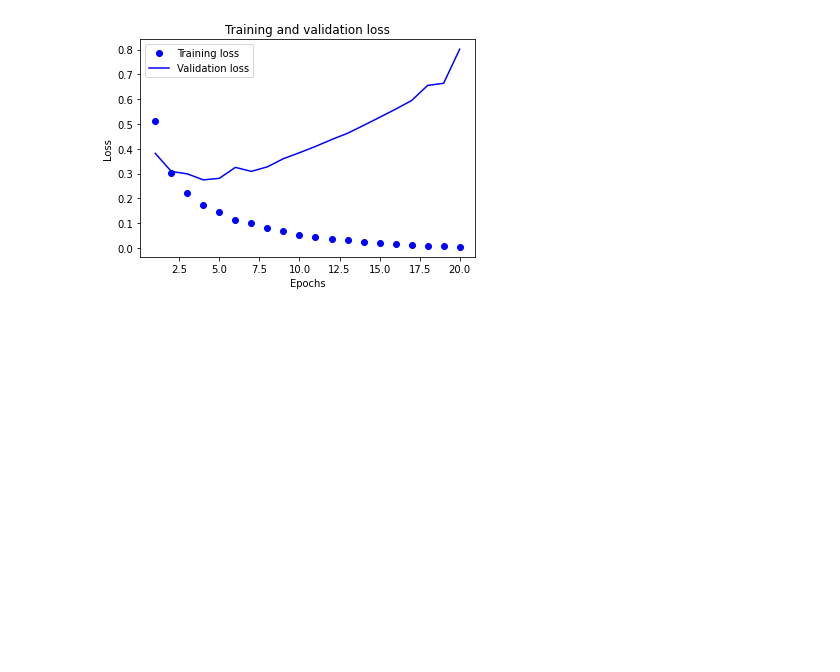
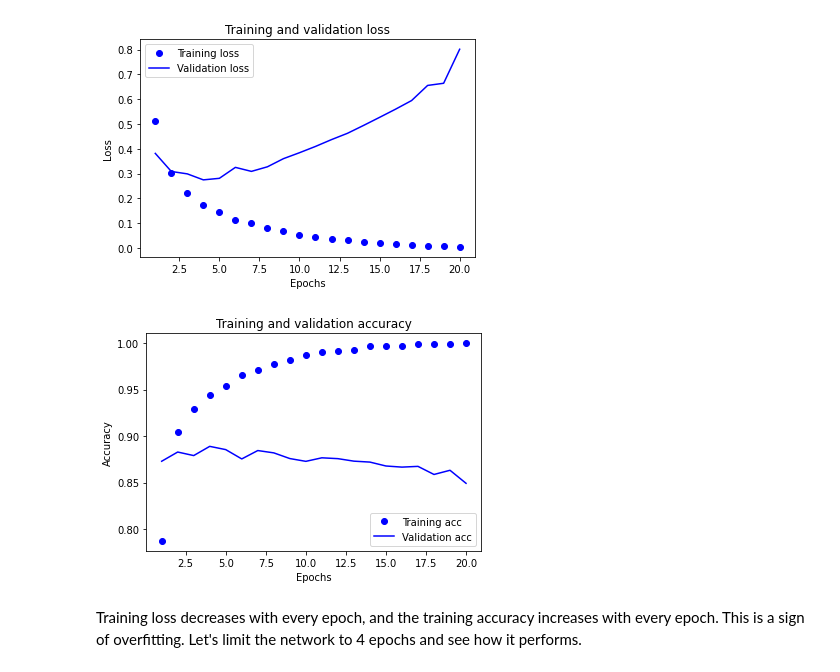
Before and after one commit to abernauer/Deep-Learning-with-Python, a Jupyter notebook: Chapter3_Getting_started_with_neural_networks.ipynb, the cells around one changed output. Drawn from its saved outputs; the diff is of its cells as text; code cells hidden in the pictures; blank space fills up the shorter version.

```diff
--- a/Chapter3_Getting_started_with_neural_networks.ipynb
+++ b/Chapter3_Getting_started_with_neural_networks.ipynb
@@ -322,3 +322,20 @@ plt.legend()
 plt.show()
 # %% [output]
 [figure]
+# %%
+plt.clf()
+acc = history_dict['acc']
+val_acc = history_dict['val_acc']
+
+plt.plot(epochs, acc, 'bo', label='Training acc')
+plt.plot(epochs, val_acc, 'b', label='Validation acc')
+plt.title('Training and validation accuracy')
+plt.xlabel('Epochs')
+plt.ylabel('Accuracy')
+plt.legend()
+
+plt.show()
+# %% [output]
+[figure, added]
+# %% [markdown]
+Training loss decreases with every epoch, and the training accuracy increases with every epoch. This is a sign of overfitting. Let's limit the network to 4 epochs and see how it performs.
```
Also changed, not shown: parts of 3 cells of this notebook.
